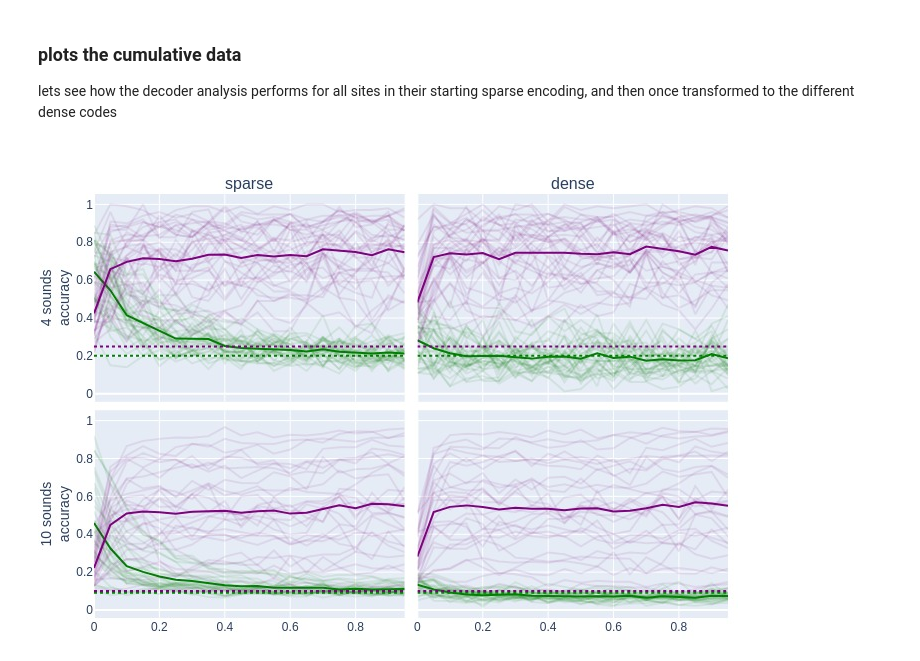
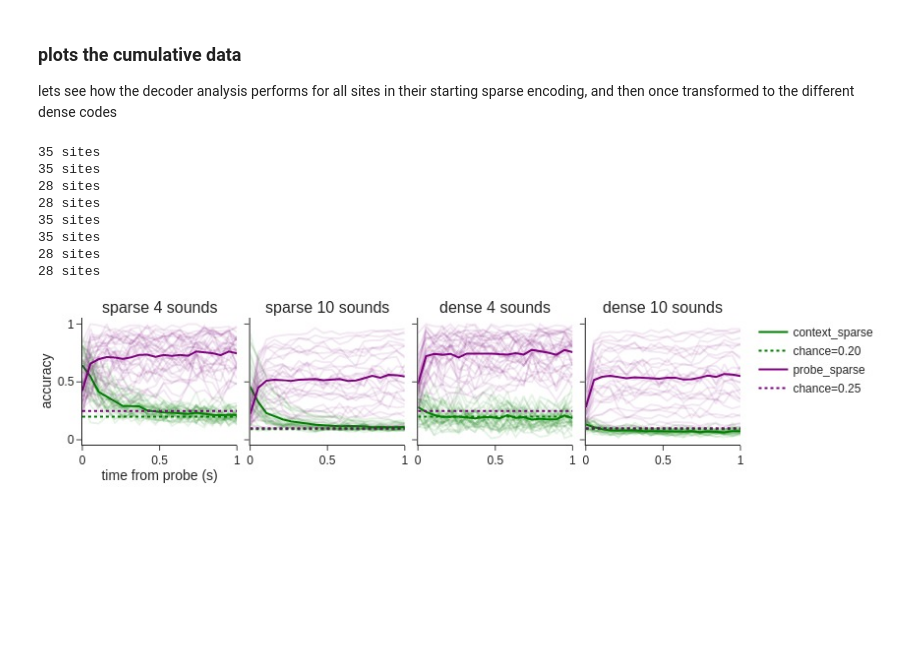
Before and after one commit to Mateo-Lopez-Espejo/context_probe_analysis, a Jupyter notebook: notebooks/230220_diagonalization_functionalized.ipynb, the cells around one changed output. Drawn from its saved outputs; the diff is of its cells as text; code cells hidden in the pictures; blank space fills up the shorter version.

```diff
--- a/notebooks/230220_diagonalization_functionalized.ipynb
+++ b/notebooks/230220_diagonalization_functionalized.ipynb
@@ -30,4 +30,7 @@ from src.visualization.interactive import plot_site_coverages, plot_raw_pair_arr
 
 config = ConfigParser()
 config.read_file(open(config_path / 'settings.ini'))
+
+figfolder = root_path / 'reports' / 'figures' / 'paper'
+figfolder.mkdir(parents=True, exist_ok=True)
 # %% [output]
@@ -494,8 +599,9 @@ def plot_acc_from_df(fnDF, part, code, nsounds, color='black', showlegend=False)
     chance = indf.chance.unique()[0]
     arr = np.stack(indf.loc[:, 'accuracy'].values)
 
-    t = np.linspace(0, 1, arr.shape[1], endpoint=False)  # hardcoded 0 to 1 timeframe, fine for now
+    t = np.linspace(0, 1, arr.shape[1], endpoint=True)  # hardcoded 0 to 1 timeframe, fine for now
     # individual lines, damn you plotly for this verbose monster
+    print(f'{len(arr)} sites')
     for l in arr:
         fig.add_trace(
             go.Scatter(x=t, y=l, mode='lines', opacity=0.3, showlegend=False,
@@ -513,40 +619,51 @@ def plot_acc_from_df(fnDF, part, code, nsounds, color='black', showlegend=False)
     # chance line
     fig.add_trace(
             go.Scatter(x=[t[0],t[-1]], y=[chance]*2, mode='lines', showlegend=showlegend,
-                       line=dict(color=color, dash='dot'), name=f'chance={chance}'
+                       line=dict(color=color, dash='dot'), name=f'chance={chance:.2f}'
                        )
         )
 
     return fig
 # %%
+from itertools import product
 encodings = ['sparse', 'dense']
 parts = ['context', 'probe']
 nsounds = [4, 10]
 
-fig = make_subplots(rows=2, cols=2, shared_xaxes='all', shared_yaxes='all',
-                    subplot_titles= encodings + ['',''],
+fig = make_subplots(rows=1, cols=4, shared_xaxes='all', shared_yaxes='all',
+                    subplot_titles= [f"{e} {n} sounds" for e, n in product(encodings, nsounds)],
                     vertical_spacing=0.02, horizontal_spacing=0.02)
 
+ii = 0
 for cc, code in enumerate(encodings):
     for rr, ns in enumerate(nsounds):
+        col = rr + 1 + (cc) * 2
+        showlegend = True if ii == 0 else False
+        ii += 1
         for part, color in zip(parts, ['green', 'purple']):
-             f = plot_acc_from_df(accuracy_df, part, code, nsounds=ns, color=color)['data']
-             fig.add_traces(f, rows=[rr+1]*len(f), cols=[cc+1]*len(f))
+             f = plot_acc_from_df(accuracy_df, part, code, nsounds=ns, color=color, showlegend=showlegend)['data']
+             fig.add_traces(f, rows=[1]*len(f), cols=[col]*len(f))
 
 
-fig.update_layout(margin={'t':50, 'l':50, 'b': 10, 'r': 10})
+fig.update_yaxes(title=dict(text=f'accuracy', standoff=0), row=1, col=1)
+fig.update_xaxes(title=dict(text='time from probe (s)', standoff=0),row=1, col=1)
 
-for rr, ns in enumerate(nsounds):
-    # [f'{ns} sounds' for ns in nsounds]
-    fig.update_yaxes(title=dict(text=f'{ns} sounds<br>accuracy', standoff=0),
-                     row=rr+1, col=1)
-for cc in range(1,3):
-    fig.update_xaxes(title=dict(text='time from probe (s)', standoff=0),
-                     row=3, col=cc)
+fig.update_layout(height=96*2, width=96*9,
+                  template='simple_white',
+                  margin={'t':20, 'l':10, 'b': 10, 'r': 10})
 
-filename = folder / 'all_4sound_sites_accuracy'
-fig.write_image(filename.with_suffix('.png'), scale=1)
+filename = figfolder / 'fig3_decoder_accuracies'
+# fig.write_image(filename.with_suffix('.png'), scale=2)
+# fig.write_image(filename.with_suffix('.svg'))
 
-fig.show(renderer='jpeg')
+fig.show(renderer='jpeg', scale=1)
 # %% [output]
+35 sites
+35 sites
+28 sites
+28 sites
+35 sites
+35 sites
+28 sites
+28 sites
-[figure, old version]
+[figure, new version]
```
Also changed, not shown: parts of 12 cells of this notebook, 2 other files.
